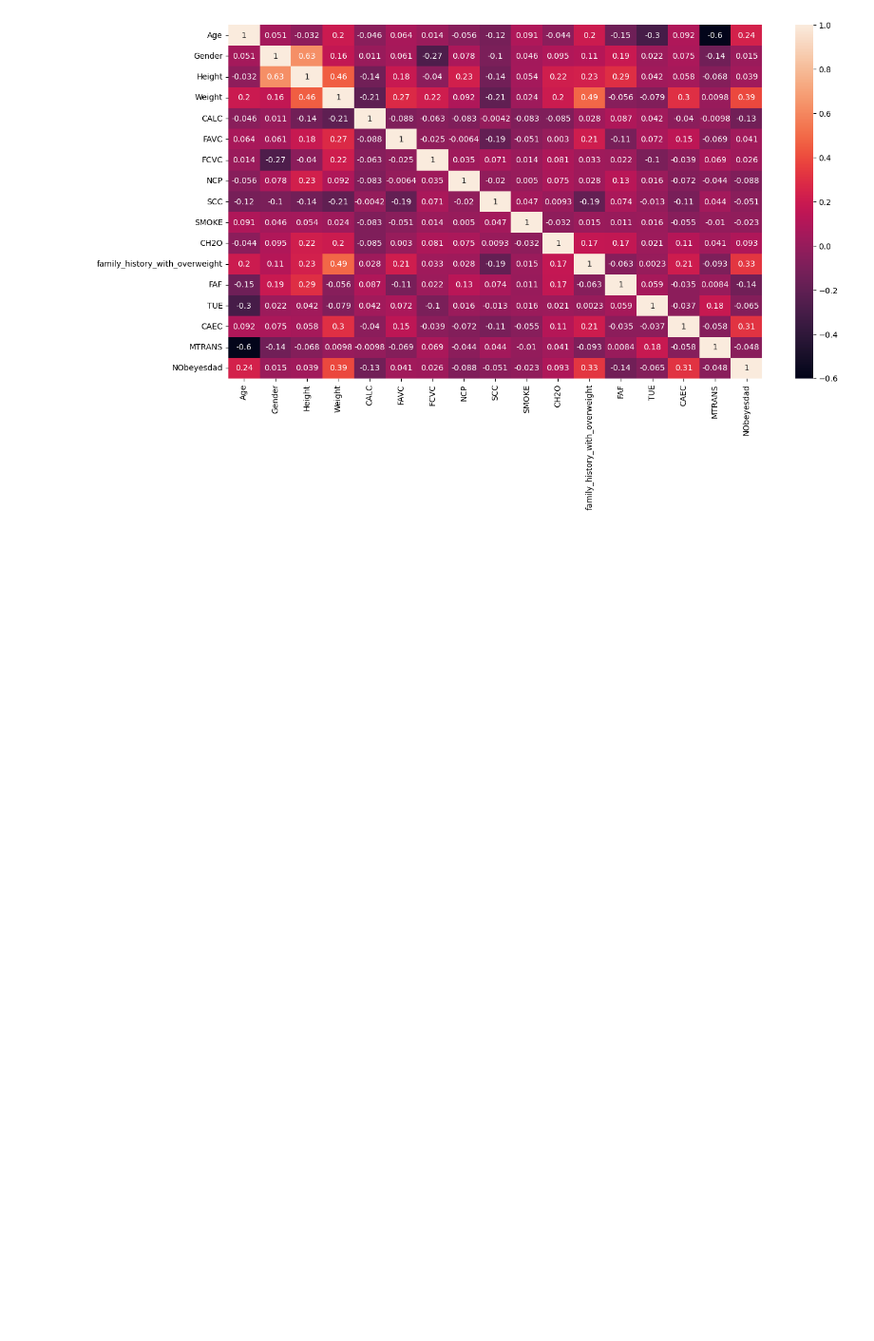
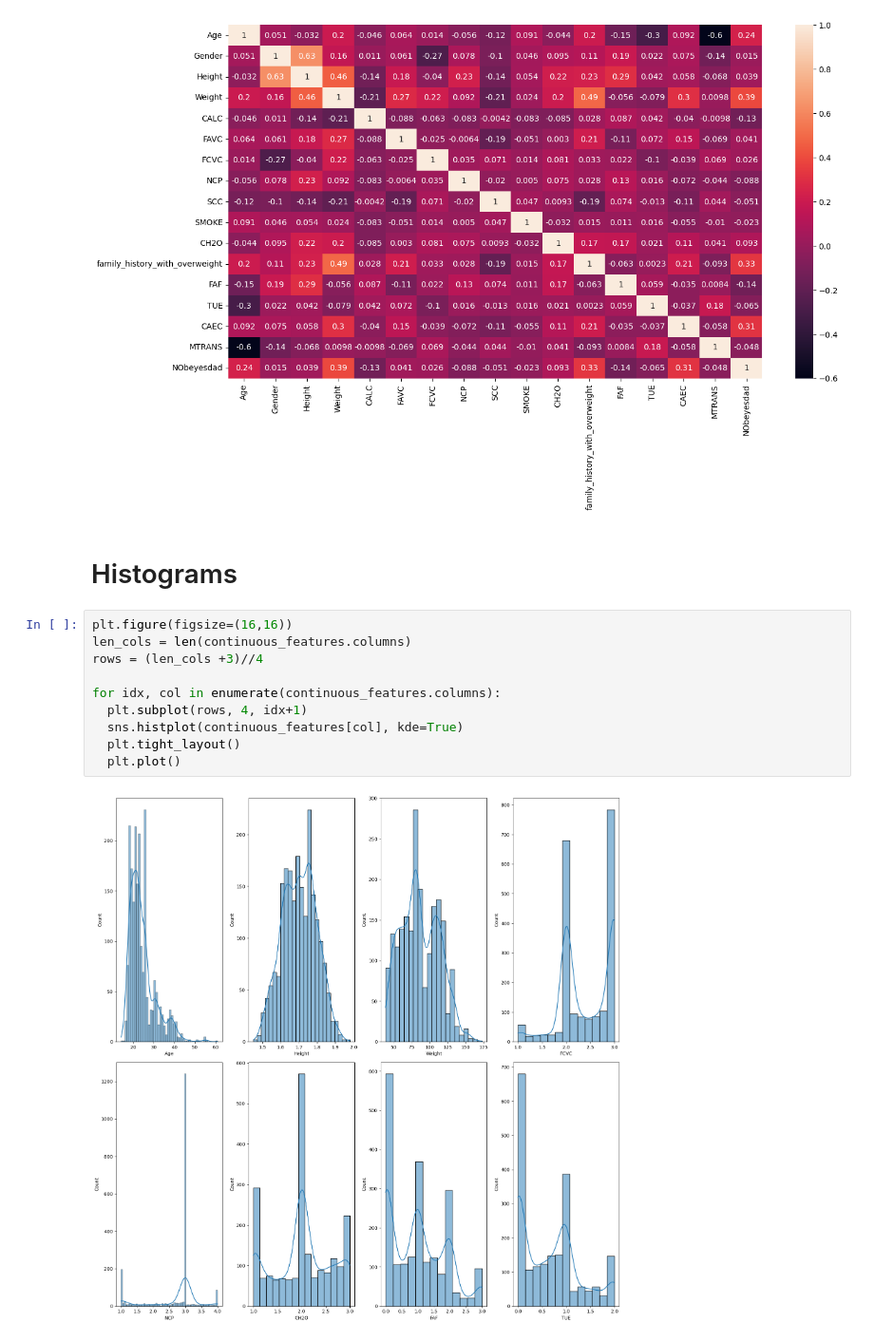
Before and after one commit to MaukanMir/Obesity-Classifier-Part-Two-, a Jupyter notebook: training.ipynb, the cells around one changed output. Shown at 95% size. Saved outputs shown, nothing was run; the diff lists cells and outputs as text; blank space fills up the shorter version.

Commit message:
Added new plots

```diff
--- a/training.ipynb
+++ b/training.ipynb
@@ -368,3 +368,17 @@ sns.heatmap(data=replicate_df.corr(), annot=True)
 # %% [output]
 <Axes: >
 [figure]
+# %% [markdown]
+# Histograms
+# %%
+plt.figure(figsize=(16,16))
+len_cols = len(continuous_features.columns)
+rows = (len_cols +3)//4
+
+for idx, col in enumerate(continuous_features.columns):
+  plt.subplot(rows, 4, idx+1)
+  sns.histplot(continuous_features[col], kde=True)
+  plt.tight_layout()
+  plt.plot()
+# %% [output]
+[figure, added]
```
